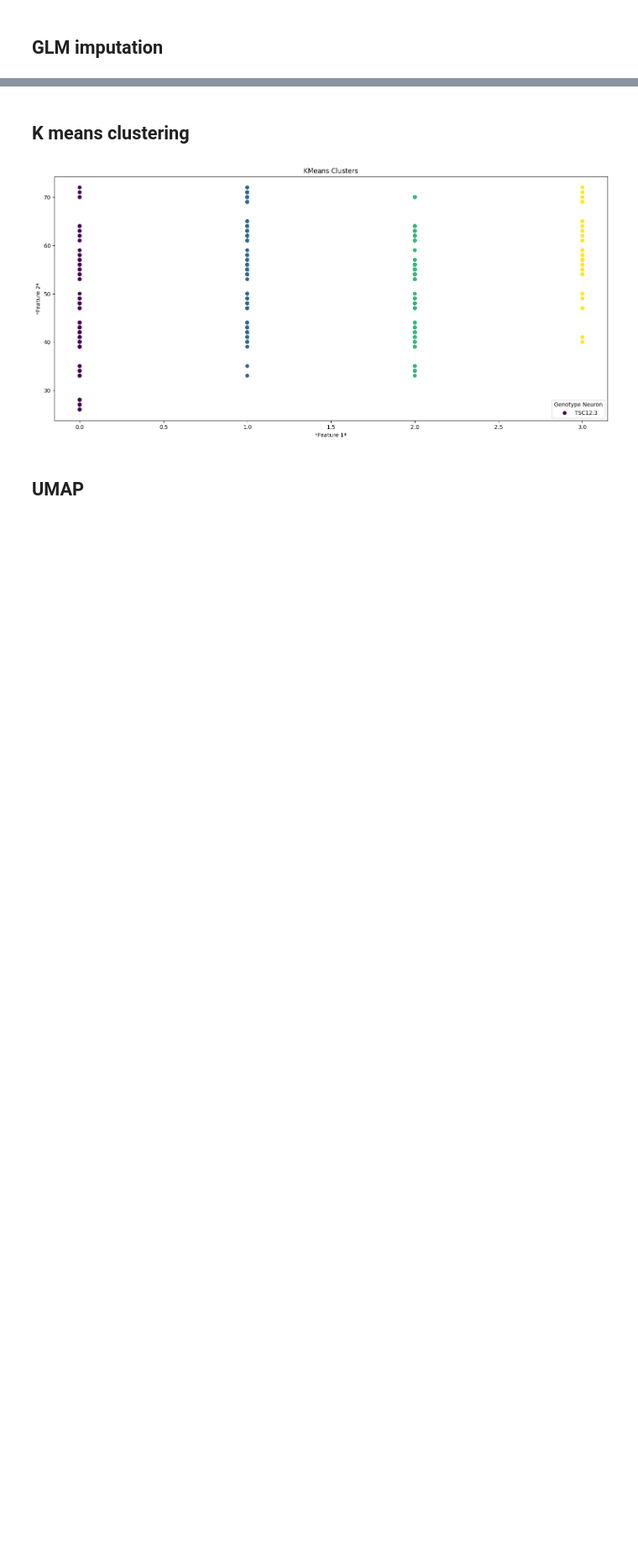
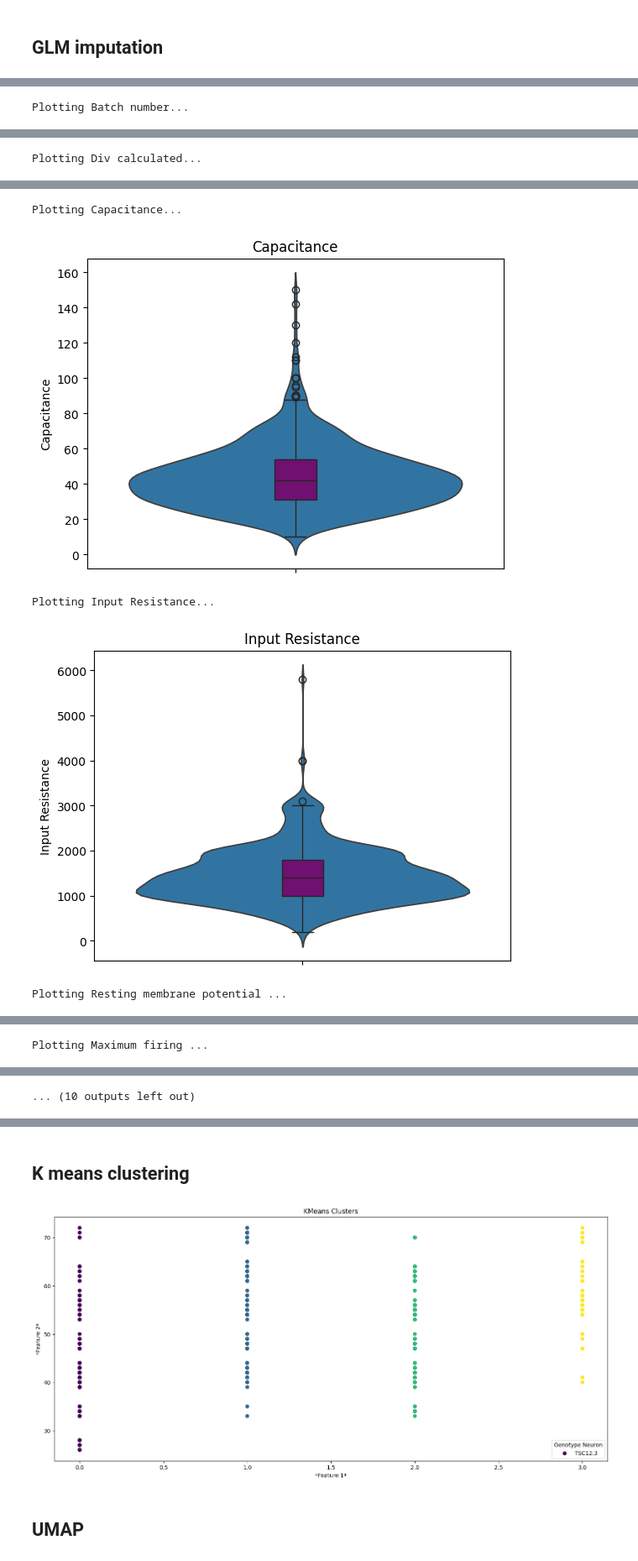
Before and after one commit to wesleysSon/Bpsysio-Ephys, a Jupyter notebook: Ephys workflow WEsley.ipynb, the cells around one changed output, grey strips where cells are left out. Shown at 84% size. Drawn from its saved outputs; the diff is of its cells as text; code cells hidden in the pictures; blank space fills up the shorter version.

```diff
--- a/Ephys workflow WEsley.ipynb
+++ b/Ephys workflow WEsley.ipynb
@@ -334,7 +342,7 @@ object_columns_glm = data_extracted_features_impute_glm.select_dtypes(include=['
 data_extracted_features_impute_glm_copy = data_extracted_features_impute_glm.drop(columns=object_columns_glm)
 
 # Set up the imputer with LinearRegression estimator
-imputer_glm = IterativeImputer(estimator=LinearRegression(), random_state=0)
+imputer_glm = IterativeImputer(estimator=LinearRegression(), min_value=0,  random_state=0, max_iter=100)
 
 # Fit the imputer to your data and transform it
 data_extracted_features_imputed_glm = imputer_glm.fit_transform(data_extracted_features_impute_glm_copy)
@@ -432,0 +408,31 @@ Original Value: nan --> Imputed value: 1.1657087298270405
+# %%
+
+"""
+Plots violin and box plots for each feature against the 'Batch number' column.
+"""
+
+for feature in data_extracted_features_imputed_glm.columns:
+    print(f"Plotting {feature}...")
+    if not os.path.exists('run_1/qc/plots/GLM_imputation'):
+        os.makedirs('run_1/qc/plots/GLM_imputation')
+    if data_extracted_features_imputed_glm[feature].dtype == 'object':
+        # Plot violin and box plots for categorical features
+        plt.figure(figsize=(18, 10))
+        sns.histplot(data=data_extracted_features_imputed_glm[feature].astype(str))
+        plt.title(feature)
+        plt.savefig(f"run_1/qc/plots/GLM_imputation/{'_'.join(feature.split(' '))}_hist.png")
+        plt.show()
+        #sns.boxplot(data=data_extracted_features_violin_pre, width=0.1, color="purple", meanline=True)
+    else:
+        # Plot violin and box plots for other features
+        sns.violinplot(data=data_extracted_features_imputed_glm[feature], inner=None)
+        sns.boxplot(data=data_extracted_features_imputed_glm[feature], width=0.1, color="purple", meanline=True)
+        plt.title(feature)
+        plt.savefig(f"run_1/qc/plots/GLM_imputation/{'_'.join(feature.split(' '))}_violin.png")
+        plt.show()
+
+# Adjust the layout and display the plot
+# plt.tight_layout()
+# plt.show()
+# %% [output]
+Plotting Batch number...
@@ -432,0 +440 @@ Original Value: nan --> Imputed value: 1.1657087298270405
+Plotting Div calculated...
@@ -432,0 +442,5 @@ Original Value: nan --> Imputed value: 1.1657087298270405
+Plotting Capacitance...
+[figure, added]
+Plotting Input Resistance...
+[figure, added]
+Plotting Resting membrane potential ...
@@ -432,0 +448 @@ Original Value: nan --> Imputed value: 1.1657087298270405
+Plotting Maximum firing ...
@@ -432,0 +450 @@ Original Value: nan --> Imputed value: 1.1657087298270405
+... (10 outputs left out)
```
Also changed, not shown: parts of 16 cells of this notebook, 49 other files.
